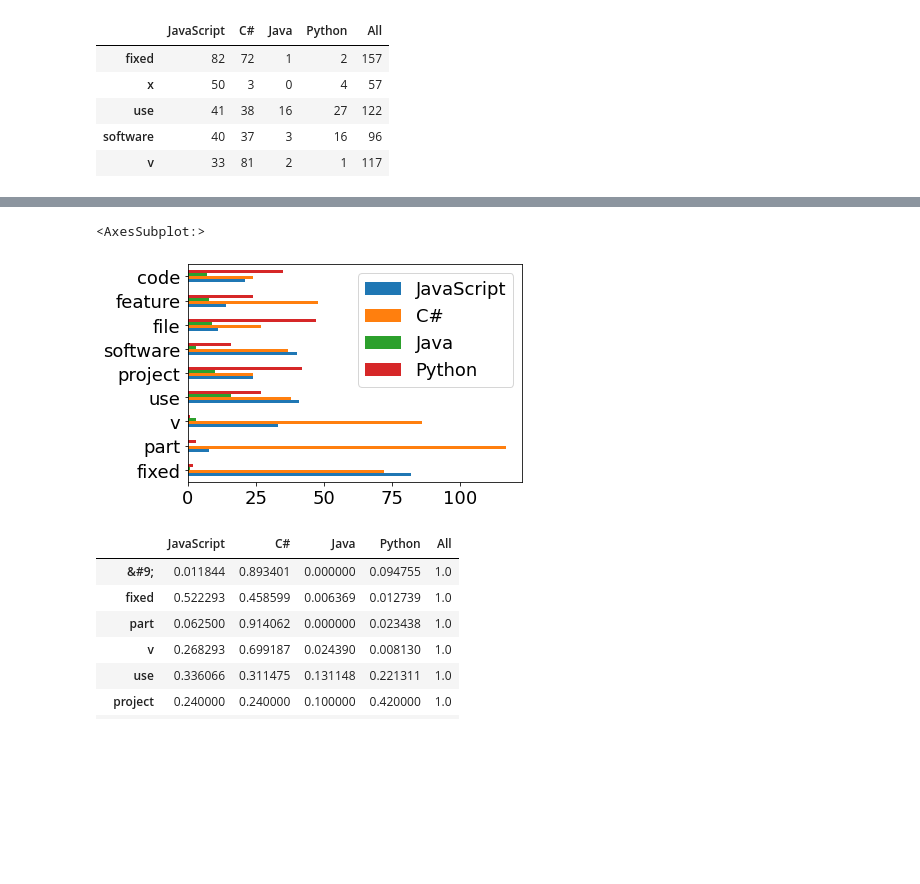
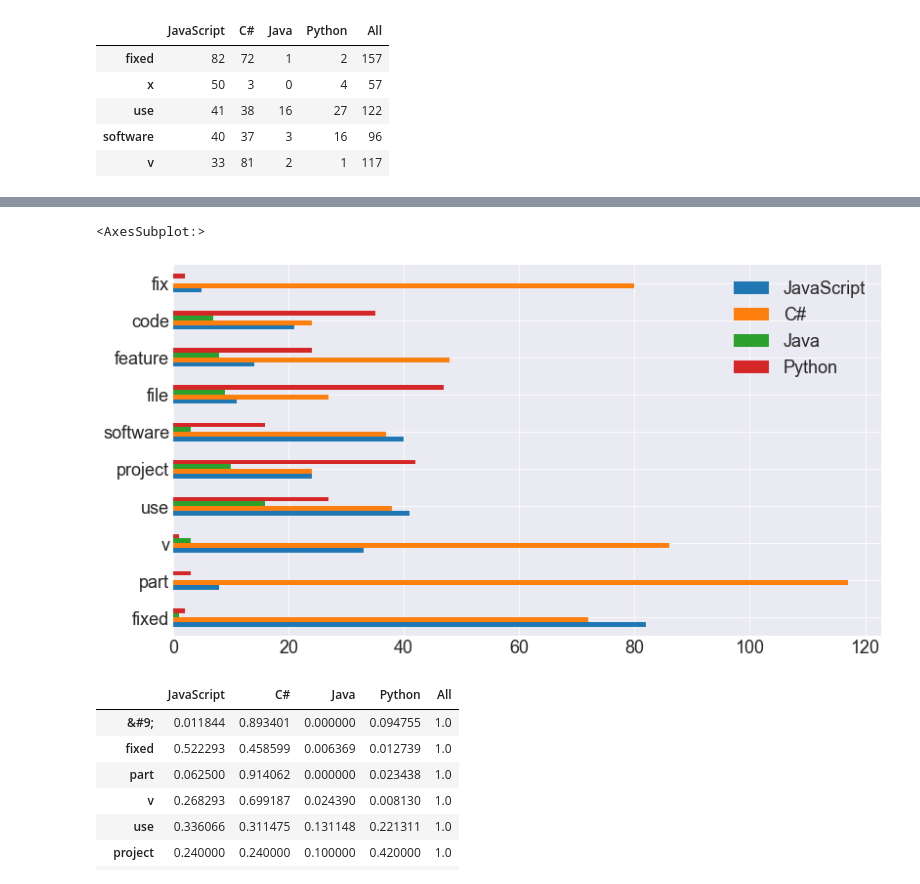
Before and after one commit to Codeup-Mirzakhani-Group1-NLP-Project/Codeup-Mirzakhani-GitHub-Scrape-NLP-Project, a Jupyter notebook: justin_docs/Justin_project_working.ipynb, the cells around one changed output, grey strips where cells are left out. Cells and saved outputs as stored; diff of their text form; code cells hidden in the pictures; blank space fills up the shorter version.

```diff
--- a/justin_docs/Justin_project_working.ipynb
+++ b/justin_docs/Justin_project_working.ipynb
@@ -2,16 +2,21 @@
 import os
 import re
 import json
+import nltk
 import requests
 import pandas as pd
 from bs4 import BeautifulSoup
 from typing import Dict, List, Optional, Union, cast
 
-# Plots, Graphs, & Visualization
+## Plots, Graphs, & Visualization
 import seaborn as sns
 import matplotlib.pyplot as plt
 from matplotlib.ticker import StrMethodFormatter
 from matplotlib.dates import DateFormatter
+
+## setting basic style parameters for matplotlib
+plt.rc('figure', figsize=(13, 7))
+plt.style.use('seaborn-darkgrid')
 
 # ------------- #
 # Local Imports #
@@ -416,0 +74,11 @@ all_clean
+# %%
+# Average Readme Length
+df['lem_length'] = df['lemmatized'].str.len()
+Python = df[df.language == 'Python']
+JavaScript = df[df.language == 'JavaScript']
+C = df[df.language == 'C#']
+Java = df[df.language == 'Java']
+print('    Python = ' , Python.lem_length.mean())
+print('Javascript = ', JavaScript.lem_length.mean())
+print('        C# =', C.lem_length.mean())
+print('      Java =', Java.lem_length.mean())
@@ -663,8 +711,12 @@ lem_word_counts.sort_values(['JavaScript','C#','Java', 'Python', 'All'], ascendi
 # %%
+# show highest over 'All' word count campared by language
 plt.rc('font', size=18)
-lem_word_counts.sort_values('All', ascending=False
-                           )[['JavaScript','C#','Java', 'Python']][1:10].plot.barh()
+lem_word_counts.sort_values('All',
+                            ascending=False)[['JavaScript',
+                                              'C#',
+                                              'Java',
+                                              'Python']][1:11].plot.barh()
 # %% [output]
 <AxesSubplot:>
-[figure, old version]
+[figure, new version]
 # %%
```
Also changed, not shown: parts of 71 cells of this notebook.
